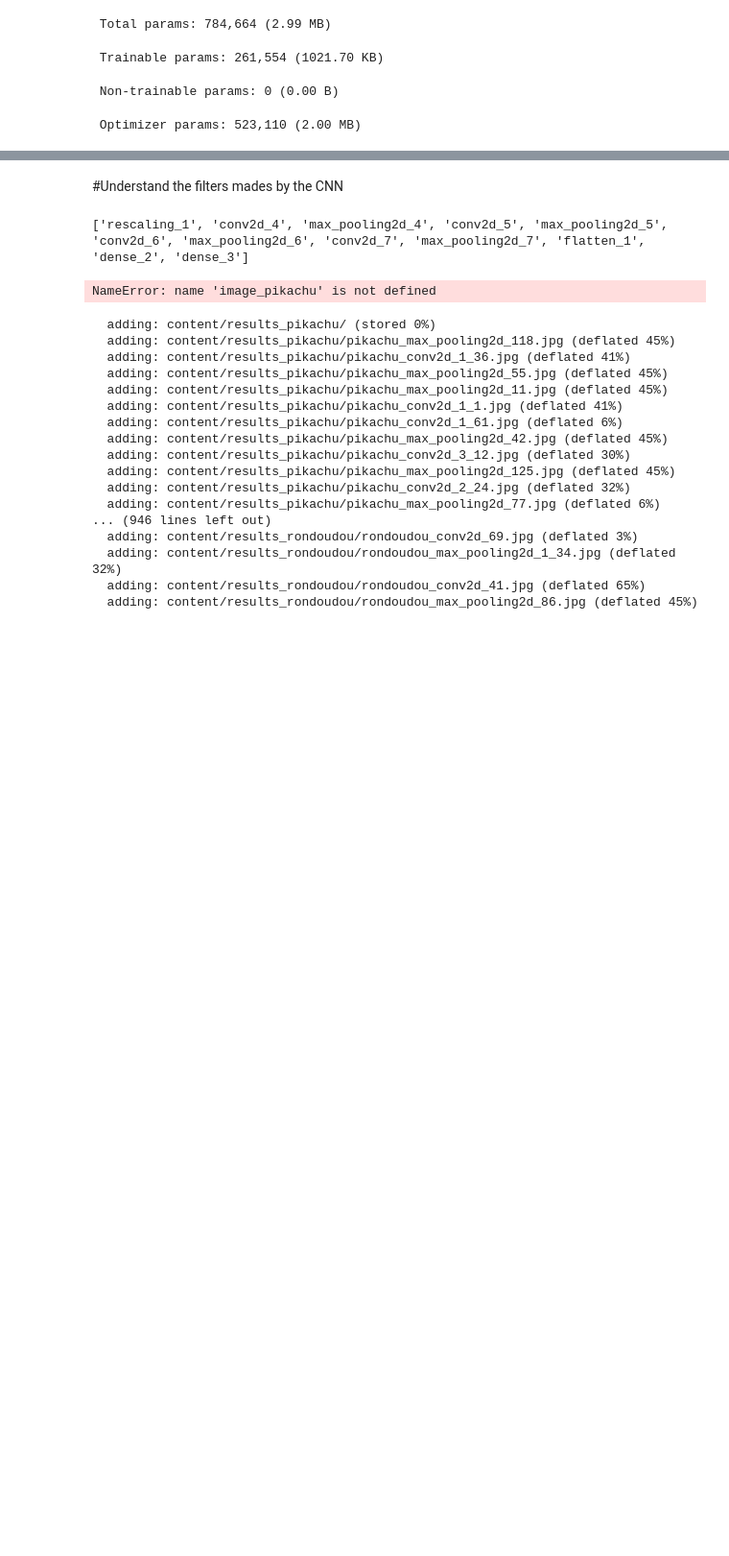
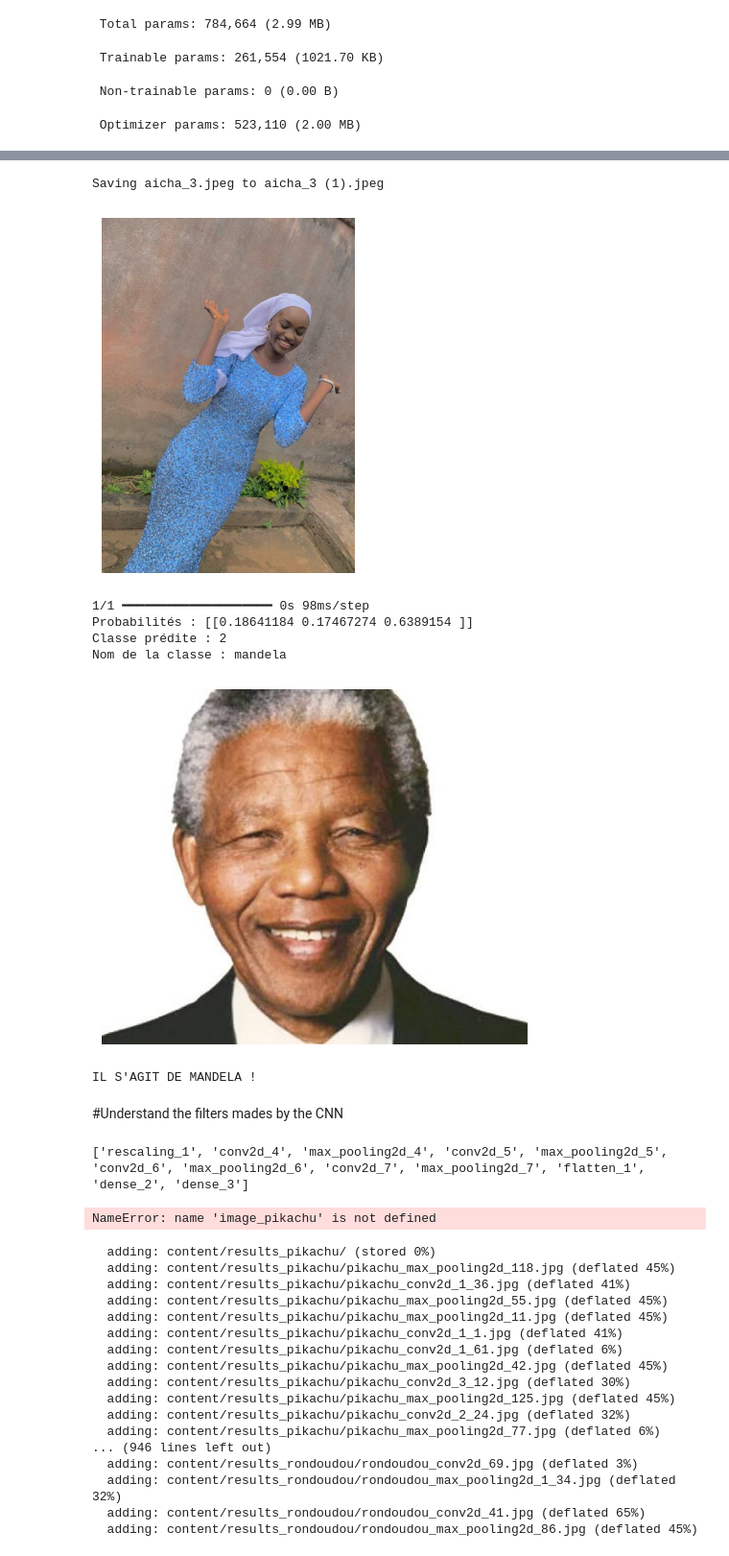
Before and after one commit to chgoudja-wq/projet_Licence_CNN, a Jupyter notebook: A_deep_introduction_to_CNN (1).ipynb, the cells around one changed output, grey strips where cells are left out. Shown at 96% size. Saved outputs shown, nothing was run; the diff lists cells and outputs as text; code cells hidden in the pictures; blank space fills up the shorter version.

```diff
--- a/A_deep_introduction_to_CNN (1).ipynb
+++ b/A_deep_introduction_to_CNN (1).ipynb
@@ -327,34 +327,42 @@ for file_ in file_to_predict:
     plt.imshow(cv2.cvtColor(image_to_predict, cv2.COLOR_BGR2RGB))
     plt.axis('off')
     plt.show()
 
     img_to_predict = cv2.resize(image_to_predict, (200, 200))
     img_to_predict = np.expand_dims(img_to_predict, axis=0)
 
     pred = model.predict(img_to_predict)
     print("Probabilités :", pred)
 
     res = np.argmax(pred, axis=1)[0]
     print("Classe prédite :", res)
     print("Nom de la classe :", class_names[res])
 
     if res == 0:
         plt.imshow(cv2.cvtColor(image_vagssa, cv2.COLOR_BGR2RGB))
         plt.axis('off')
         plt.show()
         print("IL S'AGIT DE  Dr VAGSSA  !")
     elif res == 1:
-        plt.imshow(cv2.cvtColor(mage_aicha, cv2.COLOR_BGR2RGB))
+        plt.imshow(cv2.cvtColor(Image_aicha, cv2.COLOR_BGR2RGB))
         plt.axis('off')
         plt.show()
         print("IL S'AGIT DE  AICHA !")
     elif res == 2:
         plt.imshow(cv2.cvtColor(image_mandela , cv2.COLOR_BGR2RGB))
         plt.axis('off')
         plt.show()
         print("IL S'AGIT DE MANDELA !")
 # %% [output]
 [interactive output not drawn]
+Saving aicha_3.jpeg to aicha_3 (1).jpeg
+[figure, added]
+1/1 ━━━━━━━━━━━━━━━━━━━━ 0s 98ms/step
+Probabilités : [[0.18641184 0.17467274 0.6389154 ]]
+Classe prédite : 2
+Nom de la classe : mandela
+[figure, added]
+IL S'AGIT DE MANDELA !
 # %% [markdown]
 #Understand the filters mades by the CNN
 # %%
```
